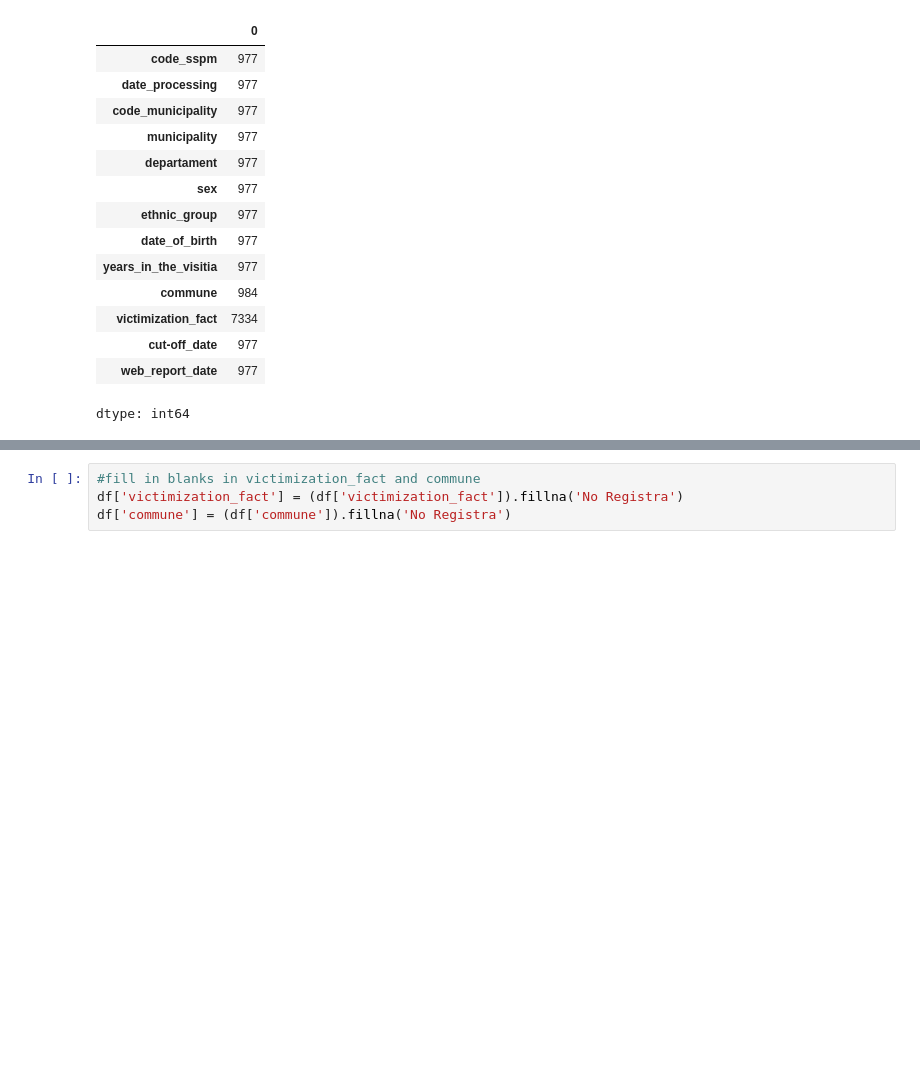
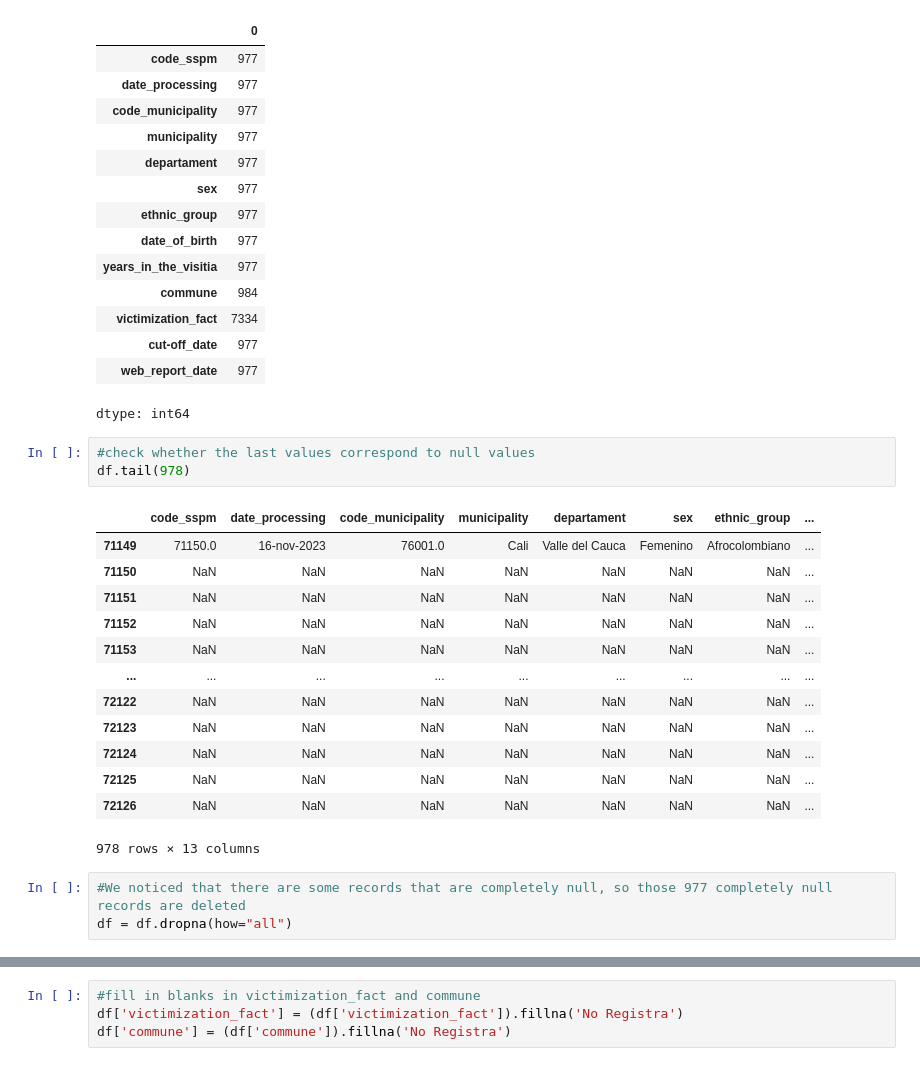
Before and after one commit to vamphook972/armed-conflict-ETL-project, a Jupyter notebook: notebooks/extraction _transformation.ipynb, the cells around one changed output, grey strips where cells are left out. Saved outputs shown, nothing was run; the diff lists cells and outputs as text; blank space fills up the shorter version.

```diff
--- a/notebooks/extraction _transformation.ipynb
+++ b/notebooks/extraction _transformation.ipynb
@@ -168,6 +162,26 @@ df.isna().sum()
 | cut-off_date | 977 |
 | web_report_date | 977 |
 dtype: int64
+# %%
+#check whether the last values correspond to null values
+df.tail(978)
+# %% [output]
+|  | code_sspm | date_processing | code_municipality | municipality | departament | sex | ethnic_group | ... |
+| 71149 | 71150.0 | 16-nov-2023 | 76001.0 | Cali | Valle del Cauca | Femenino | Afrocolombiano | ... |
+| 71150 | NaN | NaN | NaN | NaN | NaN | NaN | NaN | ... |
+| 71151 | NaN | NaN | NaN | NaN | NaN | NaN | NaN | ... |
+| 71152 | NaN | NaN | NaN | NaN | NaN | NaN | NaN | ... |
+| 71153 | NaN | NaN | NaN | NaN | NaN | NaN | NaN | ... |
+| ... | ... | ... | ... | ... | ... | ... | ... | ... |
+| 72122 | NaN | NaN | NaN | NaN | NaN | NaN | NaN | ... |
+| 72123 | NaN | NaN | NaN | NaN | NaN | NaN | NaN | ... |
+| 72124 | NaN | NaN | NaN | NaN | NaN | NaN | NaN | ... |
+| 72125 | NaN | NaN | NaN | NaN | NaN | NaN | NaN | ... |
+| 72126 | NaN | NaN | NaN | NaN | NaN | NaN | NaN | ... |
+978 rows × 13 columns
+# %%
+#We noticed that there are some records that are completely null, so those 977 completely null records are deleted
+df = df.dropna(how="all")
 # %%
 #To see the percentage of nulls in each column (victimization_fact and commune)
 percentage_nulls_fact = (((df["victimization_fact"].isna().sum())/df.shape[0])*100 )
```
Also changed, not shown: parts of 27 cells of this notebook.
